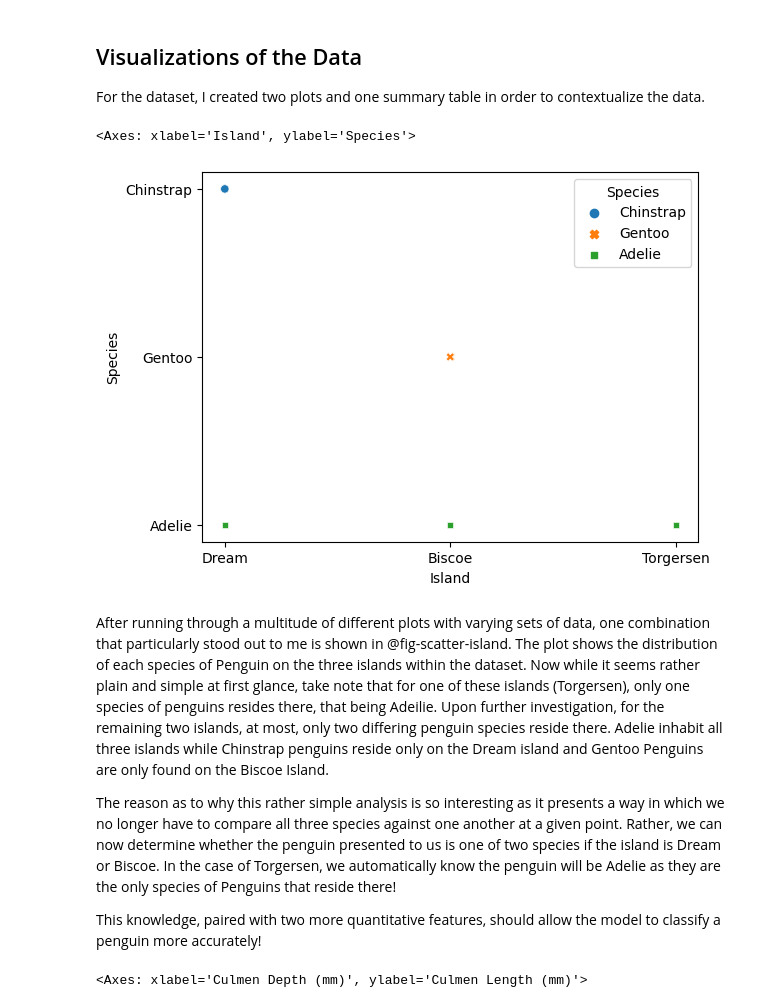
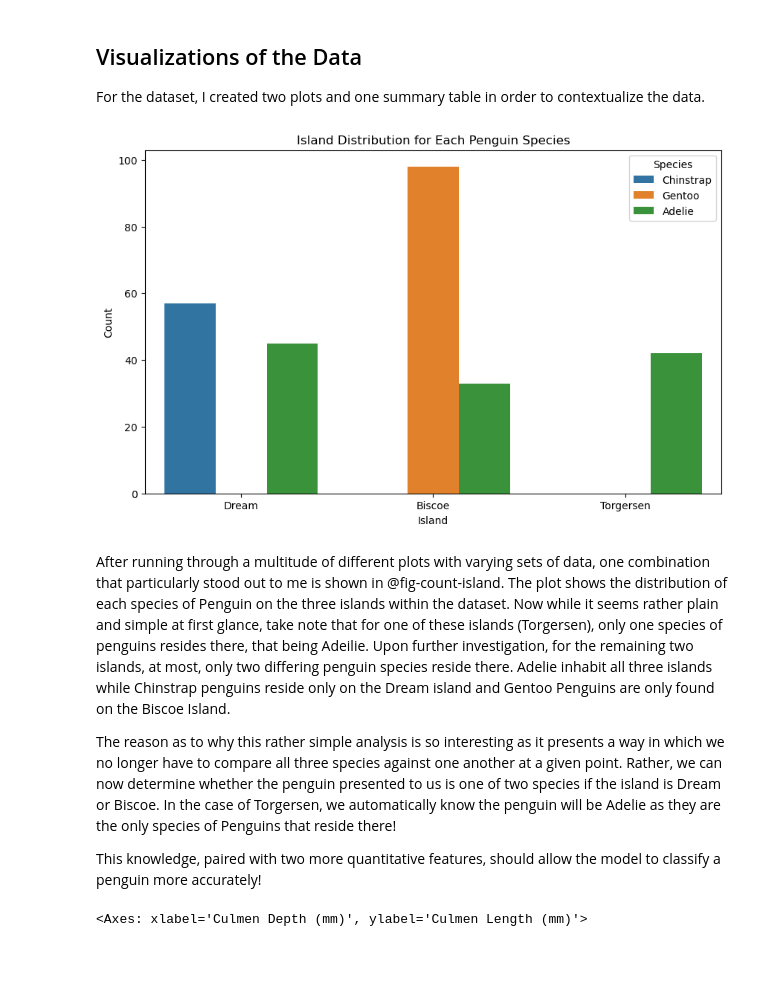
Before and after one commit to ItsDwood/itsdwood.github.io, a Jupyter notebook: posts/classifying-penguin-post/index.ipynb, the cells around one changed output. Saved outputs shown, nothing was run; the diff lists cells and outputs as text; code cells hidden in the pictures; blank space fills up the shorter version.

Commit message:
Fixed Plot

```diff
--- a/posts/classifying-penguin-post/index.ipynb
+++ b/posts/classifying-penguin-post/index.ipynb
@@ -58,15 +58,25 @@ For the dataset, I created two plots and one summary table in order to contextua
 from matplotlib import pyplot as plt
 import seaborn as sns
 # %%
-#| label: fig-scatter-island
+#| label: fig-count-island
 #| fig-cap: Island Distribution for Each Penguin Species
 
-sns.scatterplot(train, x = "Island", y = "Species", hue = "Species", style = "Species")
+# Create a bar plot
+plt.figure(figsize=(10, 6))
+sns.countplot(data=train, x='Island', hue='Species')
+
+# Customize the plot
+plt.title('Island Distribution for Each Penguin Species')
+plt.xlabel('Island')
+plt.ylabel('Count')
+plt.legend(title='Species')
+
+# Show the plot
+plt.show()
 # %% [output]
-<Axes: xlabel='Island', ylabel='Species'>
-[figure, old version]
+[figure, new version]
 # %% [markdown]
-After running through a multitude of different plots with varying sets of data, one combination that particularly stood out to me is shown in @fig-scatter-island. The plot shows the distribution of each species of Penguin on the three islands within the dataset. Now while it seems rather plain and simple at first glance, take note that for one of these islands (Torgersen), only one species of penguins resides there, that being Adeilie. Upon further investigation, for the remaining two islands, at most, only two differing penguin species reside there. Adelie inhabit all three islands while Chinstrap penguins reside only on the Dream island and Gentoo Penguins are only found on the Biscoe Island.
+After running through a multitude of different plots with varying sets of data, one combination that particularly stood out to me is shown in @fig-count-island. The plot shows the distribution of each species of Penguin on the three islands within the dataset. Now while it seems rather plain and simple at first glance, take note that for one of these islands (Torgersen), only one species of penguins resides there, that being Adeilie. Upon further investigation, for the remaining two islands, at most, only two differing penguin species reside there. Adelie inhabit all three islands while Chinstrap penguins reside only on the Dream island and Gentoo Penguins are only found on the Biscoe Island.
 
 The reason as to why this rather simple analysis is so interesting as it presents a way in which we no longer have to compare all three species against one another at a given point. Rather, we can now determine whether the penguin presented to us is one of two species if the island is Dream or Biscoe. In the case of Torgersen, we automatically know the penguin will be Adelie as they are the only species of Penguins that reside there!
 
```
Also changed, not shown: 5 other files.
